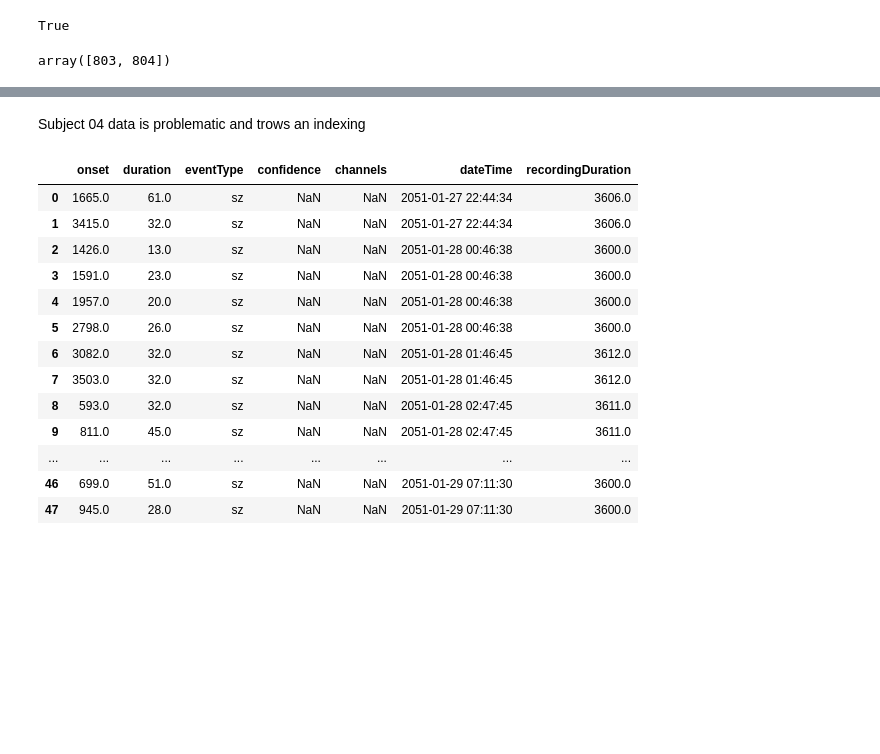
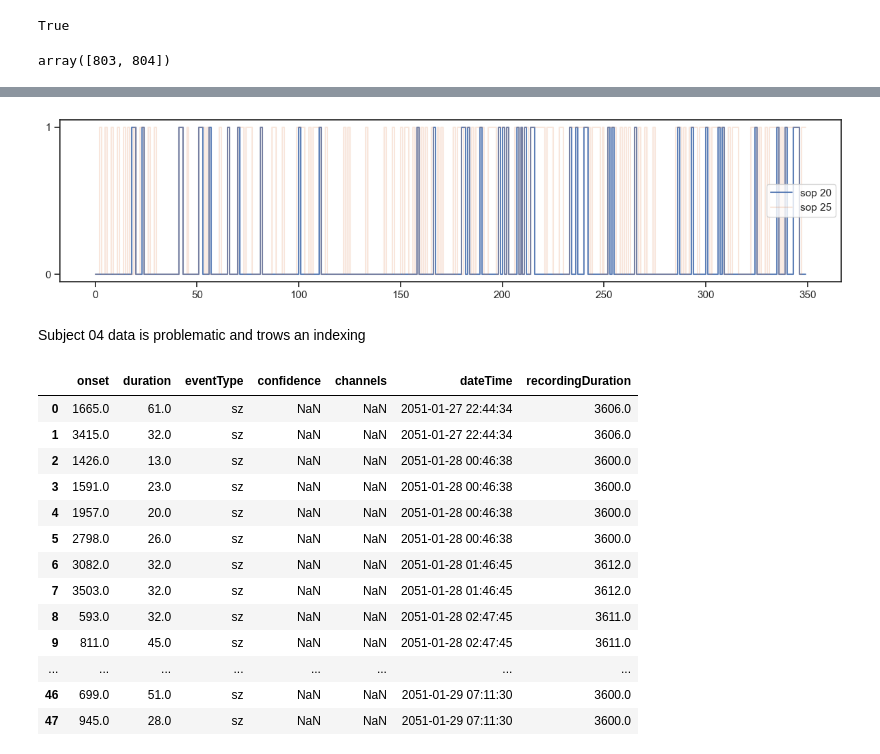
Before and after one commit to vh94/SciProProject, a Jupyter notebook: notebooks/single_patient_example.ipynb, the cells around one changed output, grey strips where cells are left out. Saved outputs shown, nothing was run; the diff lists cells and outputs as text; code cells hidden in the pictures; blank space fills up the shorter version.

```diff
--- a/notebooks/single_patient_example.ipynb
+++ b/notebooks/single_patient_example.ipynb
@@ -52,5 +64,5 @@ np.where(np.isnan(sub14_X["X"]))[0][:10]
 # %% [output]
 array([803, 804])
 # %%
-results = pd.DataFrame([run_logreg_subjects("12",chbmit,mode="prediction",SOP = 25, nseizures_train=2)])
+results = pd.DataFrame([run_logreg_subjects("05",chbmit,mode="prediction",SOP = sop, nseizures_train=3) for sop in ["20","25"]])
 # %% [output]
@@ -71,3 +92,16 @@ results
+# %%
+sns.set(style="ticks")
+
+plt.figure(figsize=(12, 3))
+sns.lineplot(results.predictions.values[0], alpha=0.9, label="sop 20", drawstyle="steps-post")
+sns.lineplot(results.predictions.values[1], alpha=0.2, label="sop 25", drawstyle="steps-post")
+
+plt.yticks([0, 1])
+plt.legend()
+plt.tight_layout()
+plt.show()
+# %% [output]
+[figure, added]
 # %% [markdown]
 Subject 04 data is problematic and trows an indexing
 # %%
```
Also changed, not shown: parts of 8 cells of this notebook, 16 other files.
